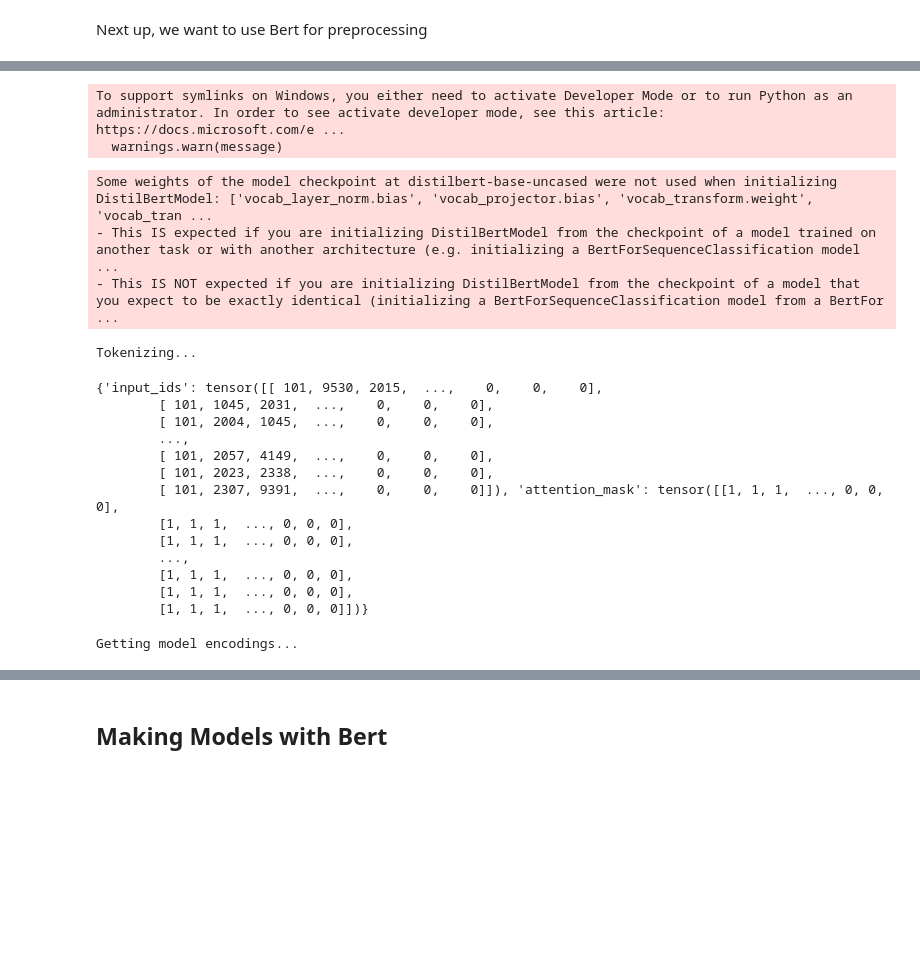
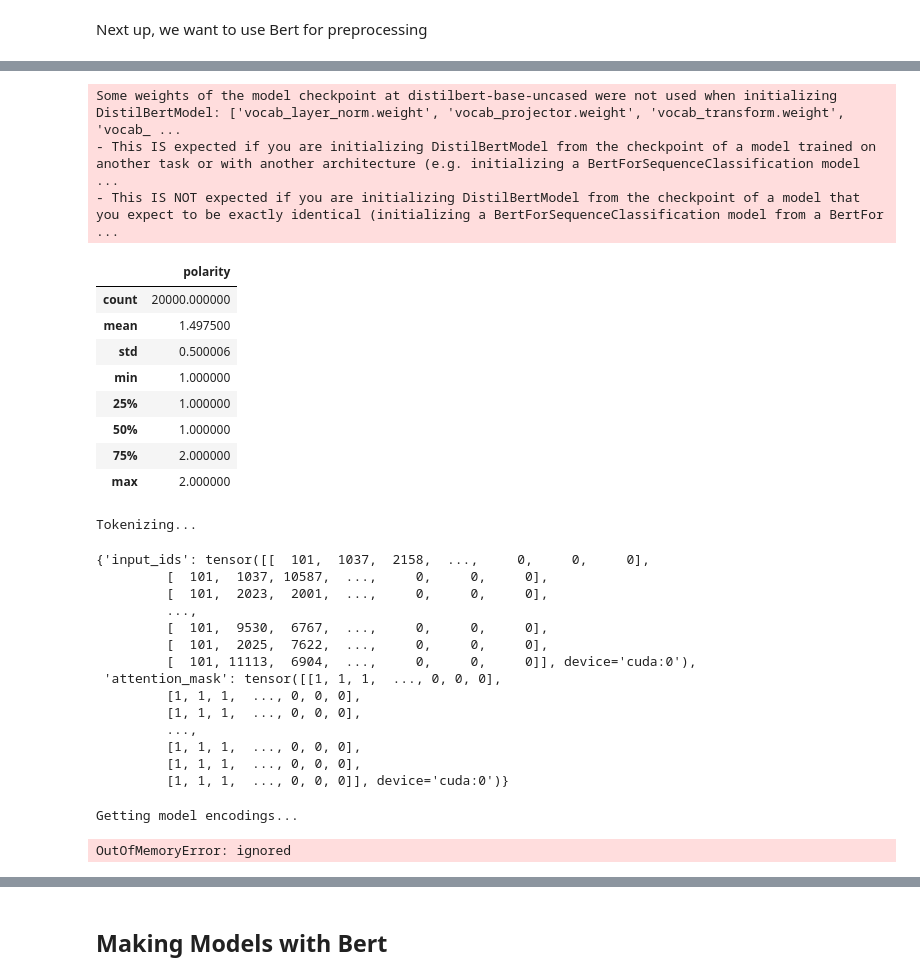
Before and after one commit to anda19ad/AI-ML-2023-Group-project, a Jupyter notebook: amazonMain.ipynb, the cells around one changed output, grey strips where cells are left out. Saved outputs shown, nothing was run; the diff lists cells and outputs as text; code cells hidden in the pictures; blank space fills up the shorter version.

```diff
--- a/amazonMain.ipynb
+++ b/amazonMain.ipynb
@@ -578,44 +605,62 @@ modelName = 'distilbert-base-uncased'
 # %%
 # Retreiving Bert
 bert = AutoModel.from_pretrained(modelName)
+
+# Move model to the device
+bert = bert.to(device)
+
 BertToken = AutoTokenizer.from_pretrained(modelName)
 #print(bert)
 # %% [output]
-To support symlinks on Windows, you either need to activate Developer Mode or to run Python as an administrator. In order to see activate developer mode, see this article: https://docs.microsoft.com/e ...
-  warnings.warn(message)
+Some weights of the model checkpoint at distilbert-base-uncased were not used when initializing DistilBertModel: ['vocab_layer_norm.weight', 'vocab_projector.weight', 'vocab_transform.weight', 'vocab_ ...
+- This IS expected if you are initializing DistilBertModel from the checkpoint of a model trained on another task or with another architecture (e.g. initializing a BertForSequenceClassification model  ...
+- This IS NOT expected if you are initializing DistilBertModel from the checkpoint of a model that you expect to be exactly identical (initializing a BertForSequenceClassification model from a BertFor ...
-Some weights of the model checkpoint at distilbert-base-uncased were not used when initializing DistilBertModel: ['vocab_layer_norm.bias', 'vocab_projector.bias', 'vocab_transform.weight', 'vocab_tran ...
-- This IS expected if you are initializing DistilBertModel from the checkpoint of a model trained on another task or with another architecture (e.g. initializing a BertForSequenceClassification model  ...
-- This IS NOT expected if you are initializing DistilBertModel from the checkpoint of a model that you expect to be exactly identical (initializing a BertForSequenceClassification model from a BertFor ...
 # %%
 # Reducing data even more
-#df = df.sample(frac=0.1)
+dfBert = df.sample(frac=0.5)
+dfBert.describe()
+# %% [output]
+|  | polarity |
+| count | 20000.000000 |
+| mean | 1.497500 |
+| std | 0.500006 |
+| min | 1.000000 |
+| 25% | 1.000000 |
+| 50% | 1.000000 |
+| 75% | 2.000000 |
+| max | 2.000000 |
 # %%
 # Tokenizing
 print("Tokenizing...")
 tokenized = BertToken(
-    df["text"].tolist(),
+    dfBert["title"].tolist(),
     add_special_tokens=True,
     padding='longest',
     return_attention_mask=True,
     return_tensors='pt',
     verbose=True
 )
+
+# Move tokenized data to the device
+tokenized = {k: v.to(device) for k, v in tokenized.items()}
+
 tokenized
 # %% [output]
 Tokenizing...
-{'input_ids': tensor([[ 101, 9530, 2015,  ...,    0,    0,    0],
-        [ 101, 1045, 2031,  ...,    0,    0,    0],
-        [ 101, 2004, 1045,  ...,    0,    0,    0],
-        ...,
-        [ 101, 2057, 4149,  ...,    0,    0,    0],
-        [ 101, 2023, 2338,  ...,    0,    0,    0],
-        [ 101, 2307, 9391,  ...,    0,    0,    0]]), 'attention_mask': tensor([[1, 1, 1,  ..., 0, 0, 0],
-        [1, 1, 1,  ..., 0, 0, 0],
-        [1, 1, 1,  ..., 0, 0, 0],
-        ...,
-        [1, 1, 1,  ..., 0, 0, 0],
-        [1, 1, 1,  ..., 0, 0, 0],
-        [1, 1, 1,  ..., 0, 0, 0]])}
+{'input_ids': tensor([[  101,  1037,  2158,  ...,     0,     0,     0],
+         [  101,  1037, 10587,  ...,     0,     0,     0],
+         [  101,  2023,  2001,  ...,     0,     0,     0],
+         ...,
+         [  101,  9530,  6767,  ...,     0,     0,     0],
+         [  101,  2025,  7622,  ...,     0,     0,     0],
+         [  101, 11113,  6904,  ...,     0,     0,     0]], device='cuda:0'),
+ 'attention_mask': tensor([[1, 1, 1,  ..., 0, 0, 0],
+         [1, 1, 1,  ..., 0, 0, 0],
+         [1, 1, 1,  ..., 0, 0, 0],
+         ...,
+         [1, 1, 1,  ..., 0, 0, 0],
+         [1, 1, 1,  ..., 0, 0, 0],
+         [1, 1, 1,  ..., 0, 0, 0]], device='cuda:0')}
 # %%
 # A function that was also used in Lab 7. Note that this is a ressource intensive task
 def get_bert_embeddings(model, tokenized):
@@ -624,15 +669,12 @@ def get_bert_embeddings(model, tokenized):
     NOTE: Calculating BERT embeddings is a very expensive operation.
     Particularly on CPU, it can take a long time to calculate embeddings for
     a large batch of sentences (Max 10-20 minutes for 6K sentences).
-
     Args:
         model (transformers BERT model): BERT model.
         tokenized (dict): Dictionary of tokenized sentences (input_ids and attention_mask)
-
     Returns:
         n-d NumPy array: BERT embeddings for the sentences in the batch.
     """
-
     print("Getting model encodings...")
     # The following is a context-manager that disables gradient calculation.
     # Disabling gradient calculation is useful for inference, when you are
@@ -648,12 +690,13 @@ def get_bert_embeddings(model, tokenized):
     #  next sentence prediction (classification) objective during pretraining.
     # last_hidden_states[0].shape = (batch_size, hidden_size)
     print("Returning embeddings...")
-    return last_hidden_states[0][:,0,:].numpy()
+    return last_hidden_states[0][:,0,:].cpu().numpy()
 
 embeddings = get_bert_embeddings(bert, tokenized)
 embeddings.shape
 # %% [output]
 Getting model encodings...
+OutOfMemoryError: ignored
 # %%
 # Saving the embeddings, making it possible to do the long calculation only once
 np.save('embeddings.npy', embeddings)
```
Also changed, not shown: parts of 7 cells of this notebook.
